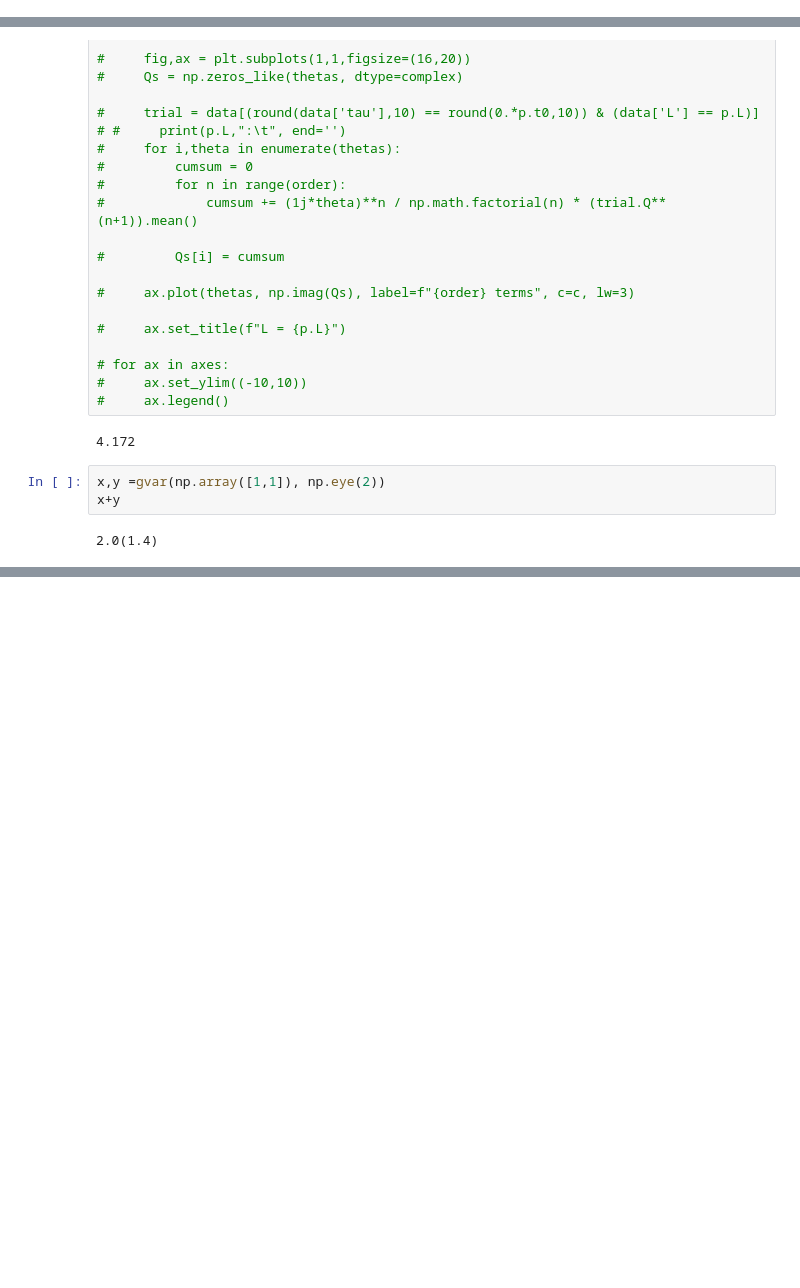
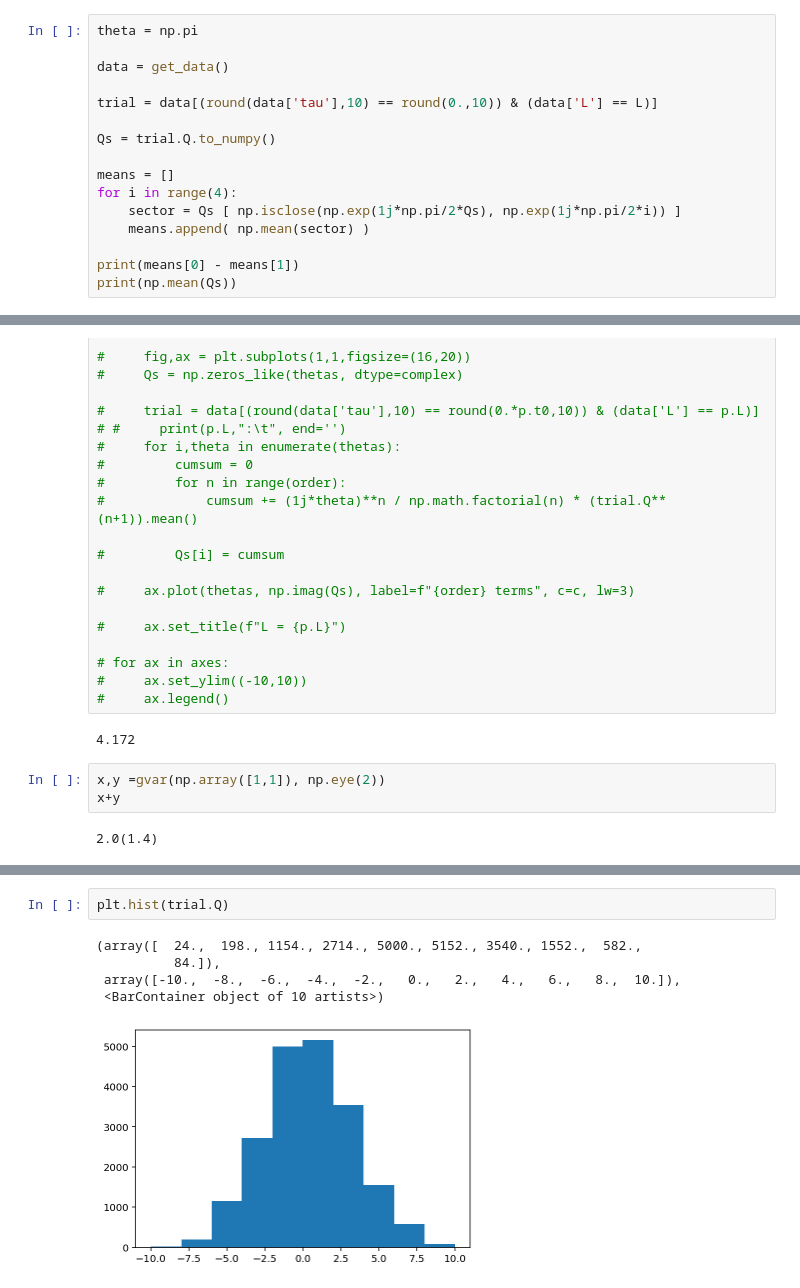
Before and after one commit to stuartthomas25/honors-thesis, a Jupyter notebook: code/gradient_flow.ipynb, the cells around one changed output, grey strips where cells are left out. Cells and saved outputs as stored; diff of their text form; blank space fills up the shorter version.

```diff
--- a/code/gradient_flow.ipynb
+++ b/code/gradient_flow.ipynb
@@ -682,0 +716,16 @@ max(trial.Q)
+# %%
+theta = np.pi
+
+data = get_data()
+
+trial = data[(round(data['tau'],10) == round(0.,10)) & (data['L'] == L)]
+
+Qs = trial.Q.to_numpy()
+
+means = []
+for i in range(4):
+    sector = Qs [ np.isclose(np.exp(1j*np.pi/2*Qs), np.exp(1j*np.pi/2*i)) ]
+    means.append( np.mean(sector) )
+
+print(means[0] - means[1])
+print(np.mean(Qs))
@@ -874,0 +977,8 @@ x.sdev
+# %%
+plt.hist(trial.Q)
+# %% [output]
+(array([  24.,  198., 1154., 2714., 5000., 5152., 3540., 1552.,  582.,
+          84.]),
+ array([-10.,  -8.,  -6.,  -4.,  -2.,   0.,   2.,   4.,   6.,   8.,  10.]),
+ <BarContainer object of 10 artists>)
+[figure, added]
```
Also changed, not shown: parts of 40 cells of this notebook, 1 other file.
